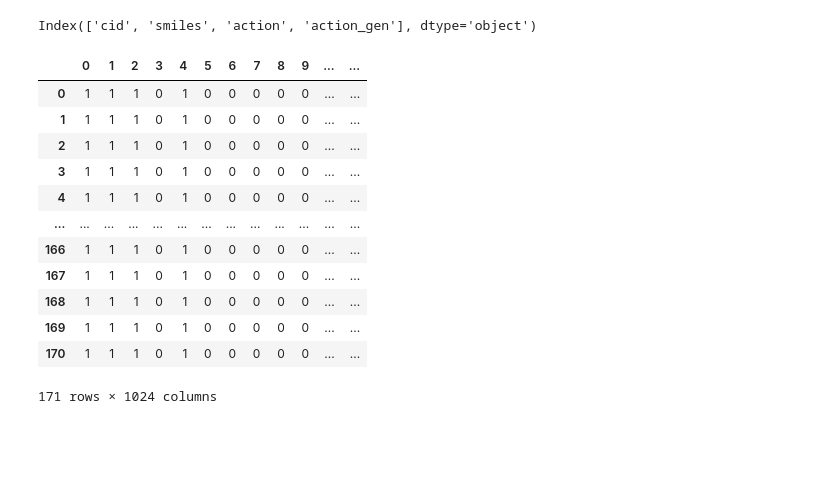
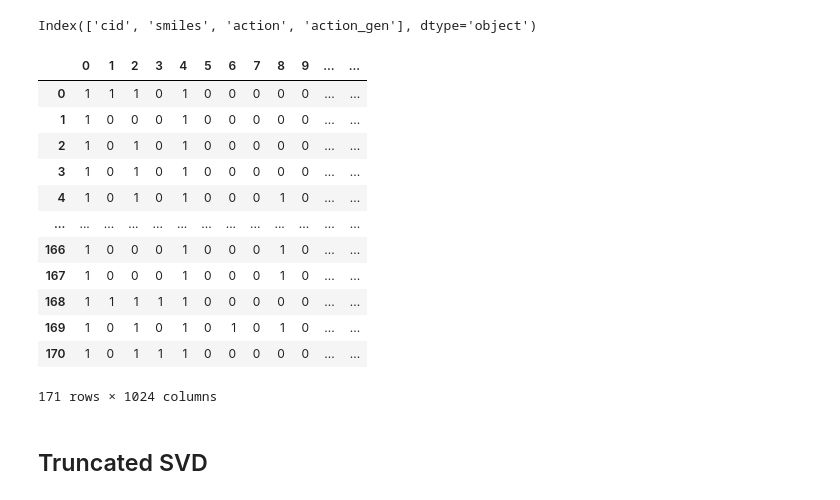
Before and after one commit to chopralab/ASPIRE_QSAR, a Jupyter notebook: morgFp_analysis.ipynb, the cells around one changed output. Drawn from its saved outputs; the diff is of its cells as text; code cells hidden in the pictures; blank space fills up the shorter version.

```diff
--- a/morgFp_analysis.ipynb
+++ b/morgFp_analysis.ipynb
@@ -30,25 +29,25 @@ Index(['cid', 'smiles', 'action', 'action_gen'], dtype='object')
 # %%
 df['mol'] = df['smiles'].apply(lambda x: Chem.MolFromSmiles(x))
 
 morgan_FP = []
 
 for mol in df['mol']:
-    fp1 = AllChem.GetMorganFingerprintAsBitVect(m1,2,nBits=1024, useFeatures=True)
+    fp1 = AllChem.GetMorganFingerprintAsBitVect(mol,2,nBits=1024, useFeatures=True)
     morgan_FP.append(fp1.ToList())
 
 df_morgan_FP = pd.DataFrame(morgan_FP)
 df_morgan_FP
 # %% [output]
 |  | 0 | 1 | 2 | 3 | 4 | 5 | 6 | 7 | 8 | 9 | ... | ... |
 | 0 | 1 | 1 | 1 | 0 | 1 | 0 | 0 | 0 | 0 | 0 | ... | ... |
-| 1 | 1 | 1 | 1 | 0 | 1 | 0 | 0 | 0 | 0 | 0 | ... | ... |
-| 2 | 1 | 1 | 1 | 0 | 1 | 0 | 0 | 0 | 0 | 0 | ... | ... |
-| 3 | 1 | 1 | 1 | 0 | 1 | 0 | 0 | 0 | 0 | 0 | ... | ... |
-| 4 | 1 | 1 | 1 | 0 | 1 | 0 | 0 | 0 | 0 | 0 | ... | ... |
+| 1 | 1 | 0 | 0 | 0 | 1 | 0 | 0 | 0 | 0 | 0 | ... | ... |
+| 2 | 1 | 0 | 1 | 0 | 1 | 0 | 0 | 0 | 0 | 0 | ... | ... |
+| 3 | 1 | 0 | 1 | 0 | 1 | 0 | 0 | 0 | 0 | 0 | ... | ... |
+| 4 | 1 | 0 | 1 | 0 | 1 | 0 | 0 | 0 | 1 | 0 | ... | ... |
 | ... | ... | ... | ... | ... | ... | ... | ... | ... | ... | ... | ... | ... |
-| 166 | 1 | 1 | 1 | 0 | 1 | 0 | 0 | 0 | 0 | 0 | ... | ... |
-| 167 | 1 | 1 | 1 | 0 | 1 | 0 | 0 | 0 | 0 | 0 | ... | ... |
-| 168 | 1 | 1 | 1 | 0 | 1 | 0 | 0 | 0 | 0 | 0 | ... | ... |
-| 169 | 1 | 1 | 1 | 0 | 1 | 0 | 0 | 0 | 0 | 0 | ... | ... |
-| 170 | 1 | 1 | 1 | 0 | 1 | 0 | 0 | 0 | 0 | 0 | ... | ... |
+| 166 | 1 | 0 | 0 | 0 | 1 | 0 | 0 | 0 | 1 | 0 | ... | ... |
+| 167 | 1 | 0 | 0 | 0 | 1 | 0 | 0 | 0 | 1 | 0 | ... | ... |
+| 168 | 1 | 1 | 1 | 1 | 1 | 0 | 0 | 0 | 0 | 0 | ... | ... |
+| 169 | 1 | 0 | 1 | 0 | 1 | 0 | 1 | 0 | 1 | 0 | ... | ... |
+| 170 | 1 | 0 | 1 | 1 | 1 | 0 | 0 | 0 | 0 | 0 | ... | ... |
 171 rows × 1024 columns
@@ -66,0 +101,2 @@ from sklearn.metrics import f1_score
+# %% [markdown]
+## Truncated SVD
```
Also changed, not shown: parts of 16 cells of this notebook, 2 other files.
